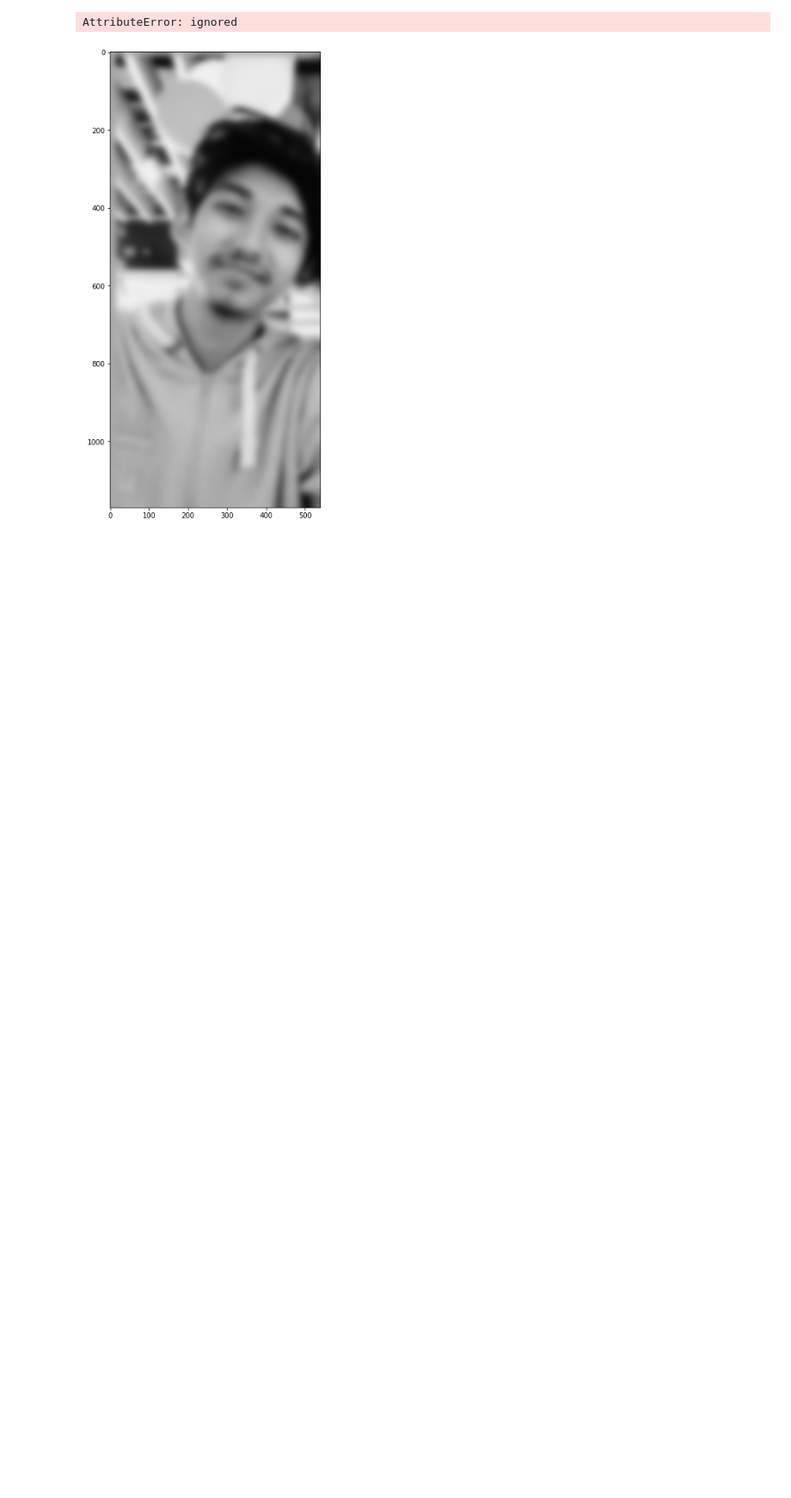
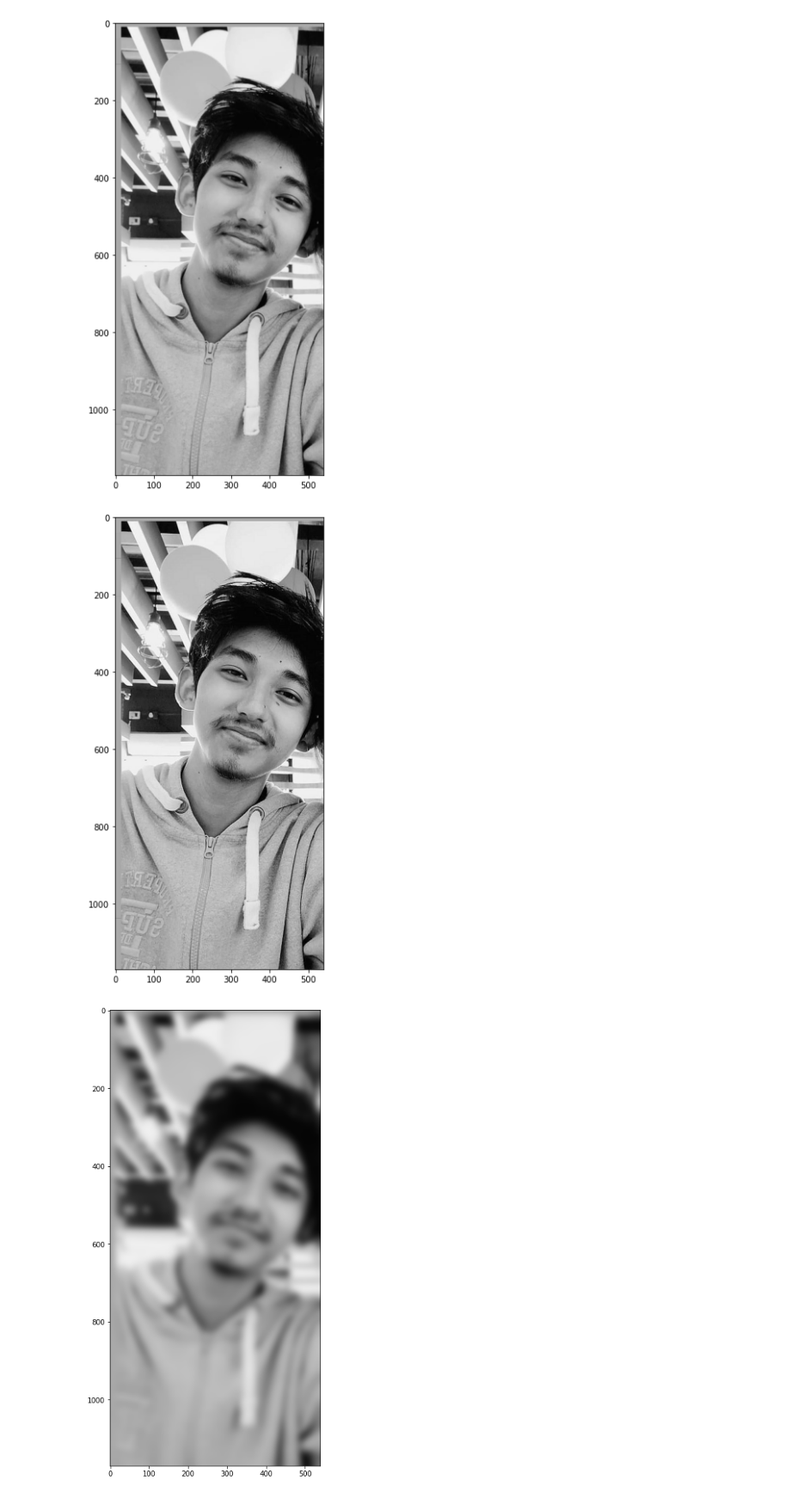
Before and after one commit to SunnyDahitJ/Computer_Vision, a Jupyter notebook: practial_2.ipynb, the cells around one changed output. Shown at 86% size. Drawn from its saved outputs; the diff is of its cells as text; code cells hidden in the pictures; blank space fills up the shorter version.

```diff
--- a/practial_2.ipynb
+++ b/practial_2.ipynb
@@ -2,37 +2,31 @@
 <a href="https://colab.research.google.com/github/SunnyDahitJ/Computer_Vision/blob/main/practial_2.ipynb" target="_parent"><img src="https://colab.research.google.com/assets/colab-badge.svg" alt="Open In Colab"/></a>
 # %%
 # Importing the OpenCV, Numpy and Matplotlib libraries
+from google.colab.patches import cv2_imshow
 import cv2
 import numpy as np
 import matplotlib.pyplot as plt
 
-# Reading the image from the disk using cv2.imread() function
-# Showing the original image using matplotlib library function plt.imshow()
-img = cv2.imread('/content/drive/MyDrive/Computer_vision/g_img.png')
+
+img = cv2.imread('/content/drive/MyDrive/Computer_vision/Input images/g_img.png')
 plt.rcParams["figure.figsize"]=(10,10)
 plt.imshow(img)
 plt.show()
 
 # Apply kernel for sharpening
 sharp_kernel = np.array([[0, -1, 0],
                     [-1, 5, -1],
                     [0, -1, 0]])
 
-# Sharpeneded image is obtained using the variable sharp_img
-# cv2.fliter2D() is the function used
-# src is the source of image(here, img)
-# ddepth is destination depth. -1 will mean output image will have same depth as input image
-# kernel is used for specifying the kernel operation (here, sharp_kernel)
+
 sharp_img = cv2.filter2D(src=img, ddepth=-1, kernel=sharp_kernel)
 
 
-
-
-# Showing the sharpened image using matplotlib library function plt.imshow()
 plt.imshow(sharp_img)
 plt.show()
 # %% [output]
-AttributeError: ignored
+[figure, added]
+[figure, added]
 # %%
 plt.rcParams["figure.figsize"]=(12,12)
 #blur
```
Also changed, not shown: parts of 3 cells of this notebook.
